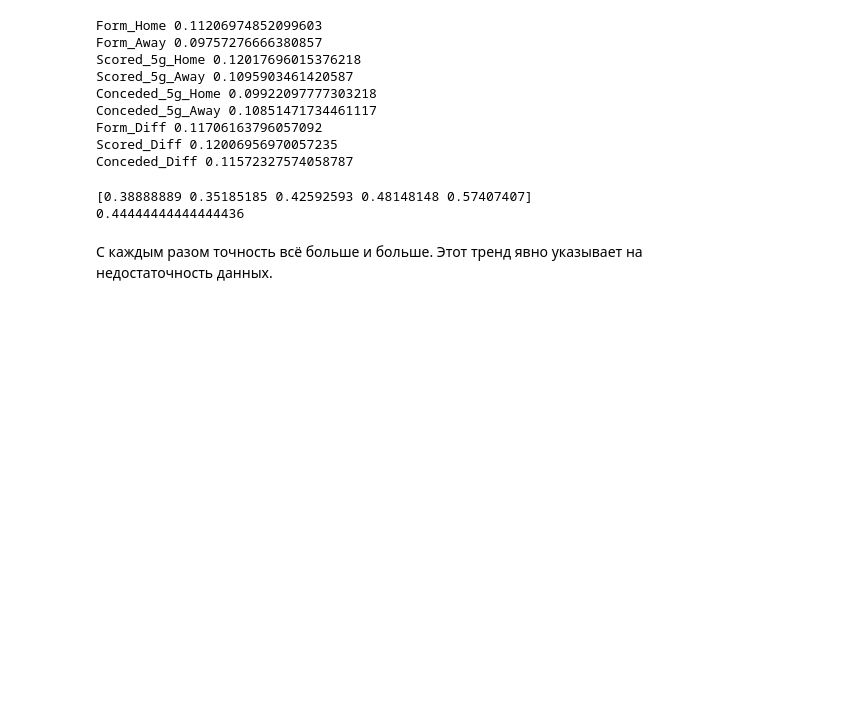
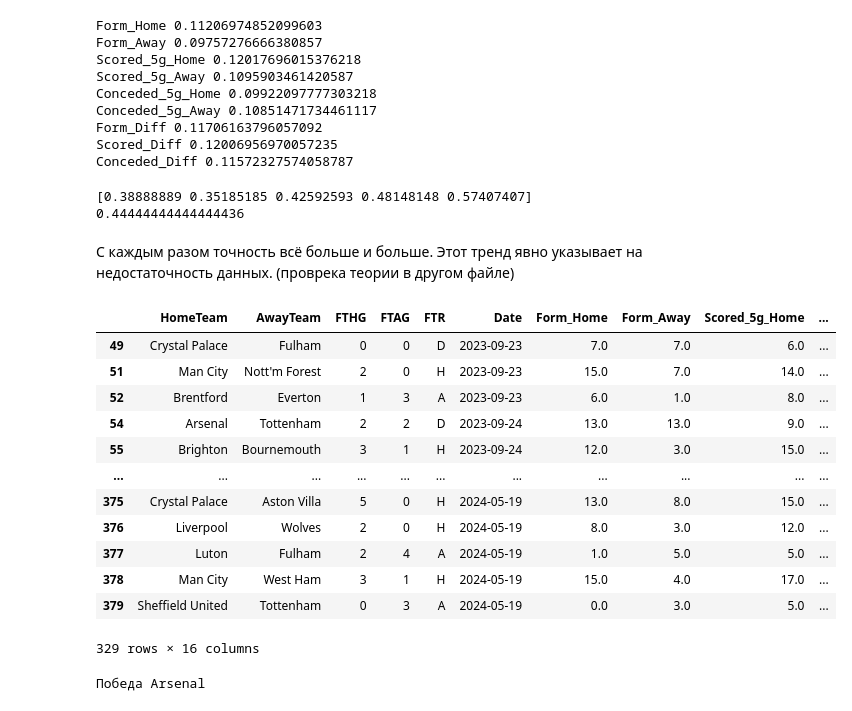
Before and after one commit to rriizz2k/EPL-Match-Predictor, a Jupyter notebook: PL_prediction.ipynb, the cells around one changed output. Drawn from its saved outputs; the diff is of its cells as text; code cells hidden in the pictures; blank space fills up the shorter version.

```diff
--- a/PL_prediction.ipynb
+++ b/PL_prediction.ipynb
@@ -488,4 +488,77 @@ print(scores.mean())
 0.44444444444444436
 # %% [markdown]
 С каждым разом точность всё больше и больше.
-Этот тренд явно указывает на недостаточность данных.
+Этот тренд явно указывает на недостаточность данных. (проврека теории в другом файле)
+# %%
+df
+# %% [output]
+|  | HomeTeam | AwayTeam | FTHG | FTAG | FTR | Date | Form_Home | Form_Away | Scored_5g_Home | ... |
+| 49 | Crystal Palace | Fulham | 0 | 0 | D | 2023-09-23 | 7.0 | 7.0 | 6.0 | ... |
+| 51 | Man City | Nott'm Forest | 2 | 0 | H | 2023-09-23 | 15.0 | 7.0 | 14.0 | ... |
+| 52 | Brentford | Everton | 1 | 3 | A | 2023-09-23 | 6.0 | 1.0 | 8.0 | ... |
+| 54 | Arsenal | Tottenham | 2 | 2 | D | 2023-09-24 | 13.0 | 13.0 | 9.0 | ... |
+| 55 | Brighton | Bournemouth | 3 | 1 | H | 2023-09-24 | 12.0 | 3.0 | 15.0 | ... |
+| ... | ... | ... | ... | ... | ... | ... | ... | ... | ... | ... |
+| 375 | Crystal Palace | Aston Villa | 5 | 0 | H | 2024-05-19 | 13.0 | 8.0 | 15.0 | ... |
+| 376 | Liverpool | Wolves | 2 | 0 | H | 2024-05-19 | 8.0 | 3.0 | 12.0 | ... |
+| 377 | Luton | Fulham | 2 | 4 | A | 2024-05-19 | 1.0 | 5.0 | 5.0 | ... |
+| 378 | Man City | West Ham | 3 | 1 | H | 2024-05-19 | 15.0 | 4.0 | 17.0 | ... |
+| 379 | Sheffield United | Tottenham | 0 | 3 | A | 2024-05-19 | 0.0 | 3.0 | 5.0 | ... |
+329 rows × 16 columns
+# %%
+# ========================================
+# Функция предсказания: predict_match (версия для одной таблицы df)
+# ========================================
+
+def get_current_form(team_name):
+    # все матчи где команда участвовала — дома или в гостях
+    team_as_home = df[df['HomeTeam'] == team_name].copy()
+    team_as_away = df[df['AwayTeam'] == team_name].copy()
+
+    # для каждого случая достаём нужные команде столбцы и переименовываем одинаково
+    team_as_home = team_as_home[['Date', 'Form_Home', 'Scored_5g_Home', 'Conceded_5g_Home']]
+    team_as_home.columns = ['Date', 'points', 'scored', 'conceded']
+
+    team_as_away = team_as_away[['Date', 'Form_Away', 'Scored_5g_Away', 'Conceded_5g_Away']]
+    team_as_away.columns = ['Date', 'points', 'scored', 'conceded']
+
+    # объединяем все матчи команды, сортируем, берём последний
+    all_team_matches = pd.concat([team_as_home, team_as_away]).sort_values('Date')
+    last_match = all_team_matches.iloc[-1]
+
+    return last_match['points'], last_match['scored'], last_match['conceded']
+
+
+def predict_match(home_team, away_team):
+    home_points, home_scored, home_conceded = get_current_form(home_team)
+    away_points, away_scored, away_conceded = get_current_form(away_team)
+
+    form_diff = home_points - away_points
+    scored_diff = home_scored - away_scored
+    conceded_diff = home_conceded - away_conceded
+
+    # порядок столбцов должен совпадать с X_train
+    input_row = pd.DataFrame([{
+        'Form_Home': home_points,
+        'Form_Away': away_points,
+        'Scored_5g_Home': home_scored,
+        'Scored_5g_Away': away_scored,
+        'Conceded_5g_Home': home_conceded,
+        'Conceded_5g_Away': away_conceded,
+        'Form_Diff': form_diff,
+        'Scored_Diff': scored_diff,
+        'Conceded_Diff': conceded_diff
+    }])
+
+    input_row = input_row[X_train.columns]  # подстраховка порядка
+
+    prediction = model.predict(input_row)[0]
+
+    result_map = {0: f"Победа {home_team}", 1: "Ничья", 2: f"Победа {away_team}"}
+    return result_map[prediction]
+
+
+# Пример использования:
+print(predict_match("Arsenal", "Chelsea"))
+# %% [output]
+Победа Arsenal
```
